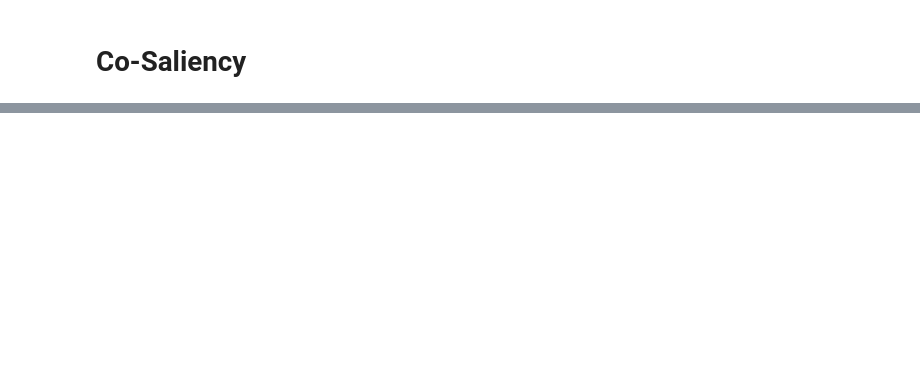
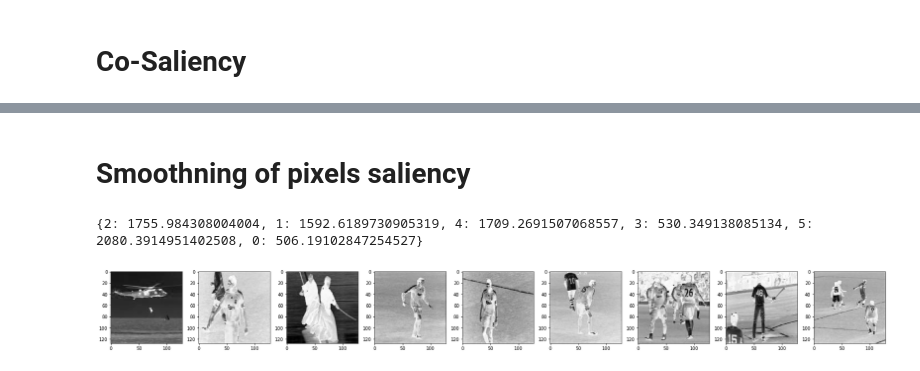
Before and after one commit to KKC28/Advance-Computer-Vision, a Jupyter notebook: Cluster Based Co-Saliency Detection Algorithm.ipynb, the cells around one changed output, grey strips where cells are left out. Drawn from its saved outputs; the diff is of its cells as text; code cells hidden in the pictures; blank space fills up the shorter version.

```diff
--- a/Cluster Based Co-Saliency Detection Algorithm.ipynb
+++ b/Cluster Based Co-Saliency Detection Algorithm.ipynb
@@ -252,0 +296,56 @@ StatisticsError: variance requires at least two data points
+# %% [markdown]
+# Smoothning of pixels saliency
+# %%
+# cluster variance calculation
+
+cluster_var={}
+for i in range(0,len(all_pixels)):  #increment in steps of 40000 for each pic
+    cluster_label=clt.labels_[i] #  cluster lable of a given picxel
+    cluster_center=clt.cluster_centers_[cluster_label] # center of a given cluster
+    pixel=all_pixels[i][2]
+    dis =distance.euclidean(pixel,cluster_center) #calcluating distance betwen pixels and origin
+    if(cluster_label in cluster_var):
+        cluster_var[cluster_label].append(dis)
+    else:
+        cluster_var[cluster_label]=[]
+        cluster_var[cluster_label].append(dis)
+
+
+for key,value in cluster_var.items():
+    res=statistics.variance(value)
+    cluster_var[key]=res
+print(cluster_var)
+# %% [output]
+{2: 1755.984308004004, 1: 1592.6189730905319, 4: 1709.2691507068557, 3: 530.349138085134, 5: 2080.3914951402508, 0: 506.19102847254527}
+# %%
+# smoothing saliency fo each pixel
+smoothend_pixels=[0 for i in range(len(all_pixels))]
+for i in range(0,len(all_pixels)):  #increment in steps of 40000 for each pic
+    Co_Saliency_image=[]
+    for j in range(n_clusters):
+        cluster_center=clt.cluster_centers_[j] # center of a given cluster
+        pixel=all_pixels[i][2]
+        var=cluster_var[cluster_label]
+        dis = -(distance.euclidean(pixel,cluster_center)/(2*var*var)) #calcluating normalized distance betwen pixels and origin
+        d=math.exp(dis)
+        smoothend_pixels[i]+=d*Co_Saliency[j]
+
+# displaying the smoothened images
+rows = 1
+cols = 9
+a=0
+axes=[]
+fig=plt.figure(figsize=(25,3))
+for i in range(0,len(smoothend_pixels),16384):  #increment in steps of 40000 for each pic
+    smoothend_image=[]
+    for j in range(i,i+16384):
+        smoothend_image.append(smoothend_pixels[j])
+
+    B = np.reshape(smoothend_image, (128, 128))
+    axes.append( fig.add_subplot(rows, cols, a+1) )
+    plt.imshow(B,cmap='gray')
+    a+=1
+fig.tight_layout()
+plt.show()
+# %% [output]
+[figure, added]
```
Also changed, not shown: parts of 10 cells of this notebook.
